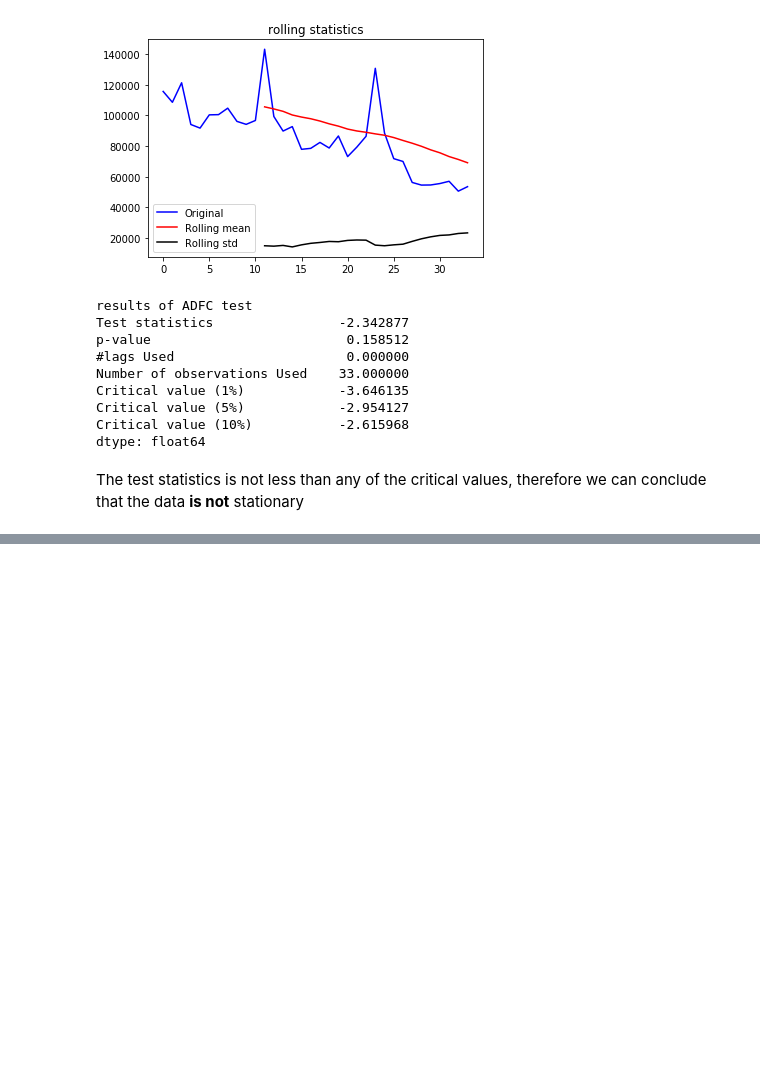
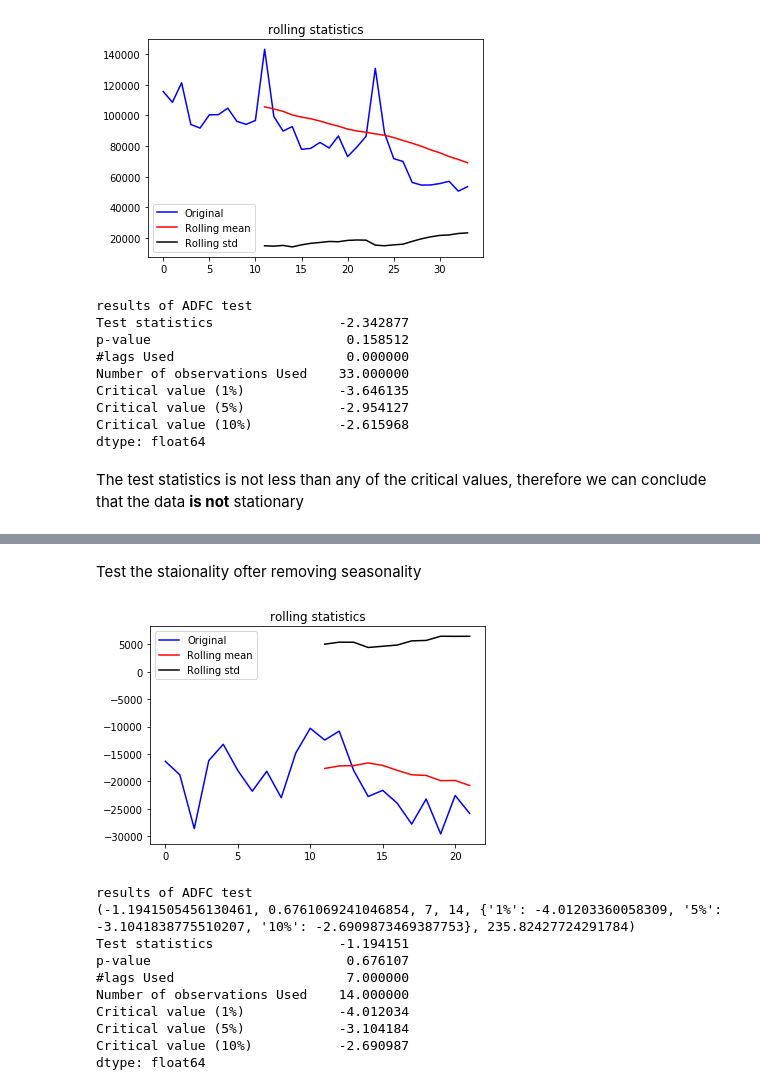
Before and after one commit to r-wambui/Kaggle_Final_Project_Coursera, a Jupyter notebook: Future_Sales_Using_Time_Series_Analysis.ipynb, the cells around one changed output, grey strips where cells are left out. Saved outputs shown, nothing was run; the diff lists cells and outputs as text; code cells hidden in the pictures; blank space fills up the shorter version.

```diff
--- a/Future_Sales_Using_Time_Series_Analysis.ipynb
+++ b/Future_Sales_Using_Time_Series_Analysis.ipynb
@@ -106,0 +155,16 @@ The test statistics is not less than any of the critical values, therefore we ca
+# %% [markdown]
+Test the staionality ofter removing seasonality
+# %%
+test_stationary(ts_deseason)
+# %% [output]
+[figure, added]
+results of ADFC test
+(-1.1941505456130461, 0.6761069241046854, 7, 14, {'1%': -4.01203360058309, '5%': -3.1041838775510207, '10%': -2.6909873469387753}, 235.82427724291784)
+Test statistics                -1.194151
+p-value                         0.676107
+#lags Used                      7.000000
+Number of observations Used    14.000000
+Critical value (1%)            -4.012034
+Critical value (5%)            -3.104184
+Critical value (10%)           -2.690987
+dtype: float64
```
Also changed, not shown: parts of 9 cells of this notebook.
